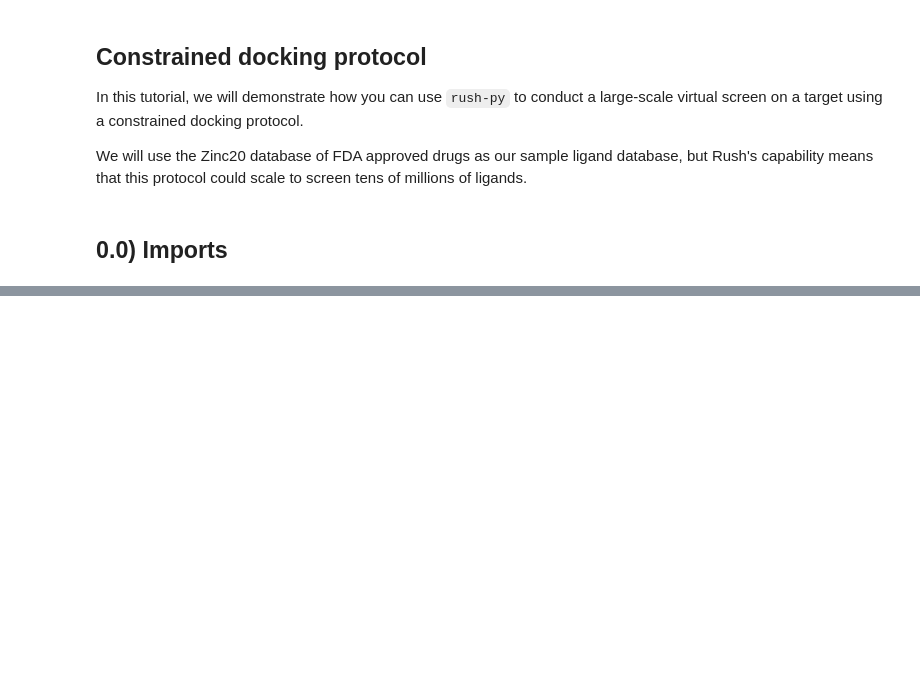
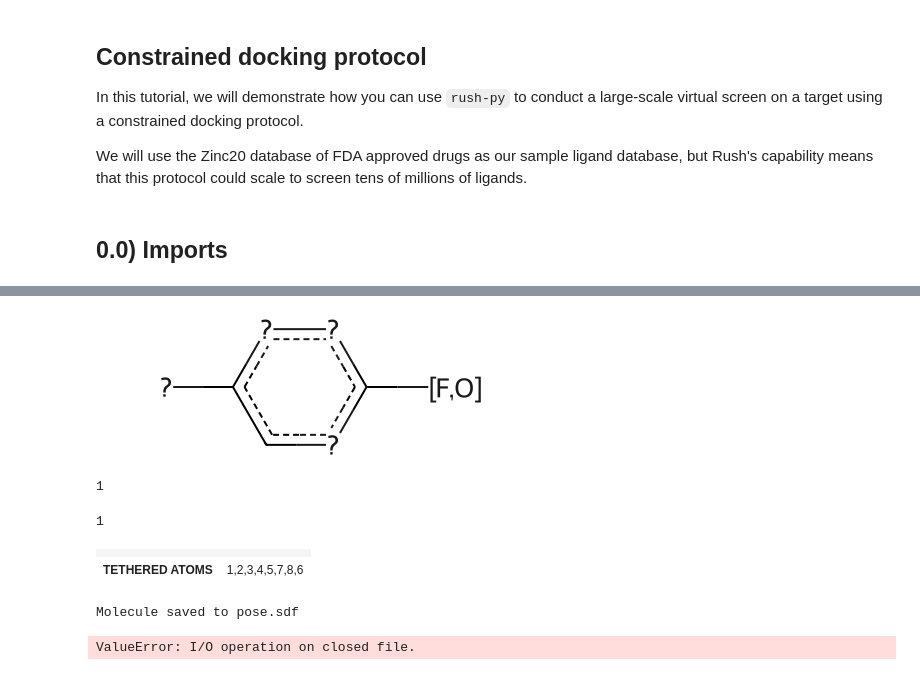
Before and after one commit to talo/rush-py, a Jupyter notebook: nbs/Tutorials/constrained_docking_protocol.ipynb, the cells around one changed output, grey strips where cells are left out. Drawn from its saved outputs; the diff is of its cells as text; code cells hidden in the pictures; blank space fills up the shorter version.

```diff
--- a/nbs/Tutorials/constrained_docking_protocol.ipynb
+++ b/nbs/Tutorials/constrained_docking_protocol.ipynb
@@ -226,0 +263,48 @@ def constrained_virtual_screen(reference, query_molecules):
+# %%
+mcs_mol = get_mcs(query_mol, reference_mol)
+mcs_mol
+# %% [output]
+[figure, added]
+# %%
+reference_mol.GetNumConformers()
+# %% [output]
+1
+# %%
+poses = get_initial_poses(query_mol, reference_mol, mcs_mol)
+print(len(poses))
+poses[0]
+# %% [output]
+1
+|  |  |
+| TETHERED ATOMS | 1,2,3,4,5,7,8,6 |
+# %%
+os.remove("pose.sdf")
+sdf_filename = 'pose.sdf'
+
+writer = Chem.SDWriter(sdf_filename)
+
+if writer is not None:
+    writer.write(poses[0])
+    writer.close()
+    print(f"Molecule saved to {sdf_filename}")
+else:
+    print("Failed to create SDWriter.")
+# %% [output]
+Molecule saved to pose.sdf
+# %%
+
+import py3Dmol
+
+view = py3Dmol.view()
+
+with open("3pxy_B_JWS.sdf", "r") as f:
+    view.addModel(f.read(), "sdf")
+
+with open("pose.sdf", "r") as f:
+    view.addModel(f.read(), "sdf")
+
+view.setStyle({"cartoon": {"color": "spectrum"}})
+view.zoomTo()
+view.show()
+# %% [output]
+ValueError: I/O operation on closed file.
```
Also changed, not shown: parts of 5 cells of this notebook, 2 other files.
